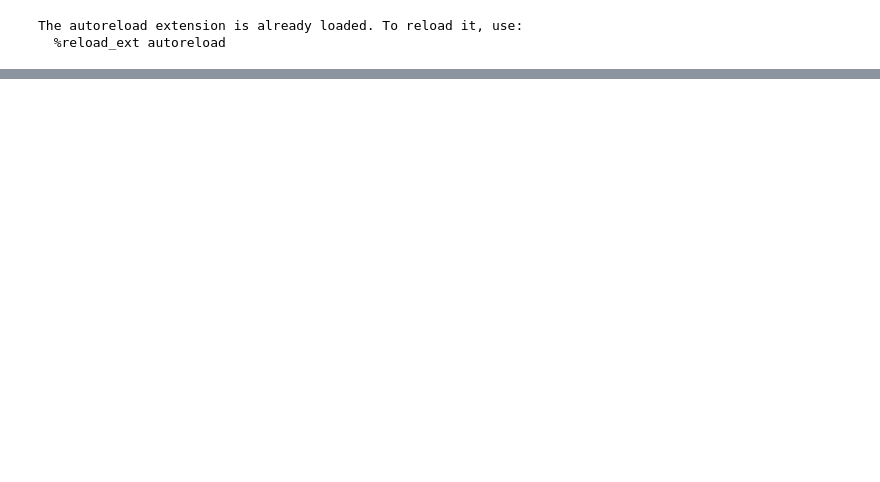
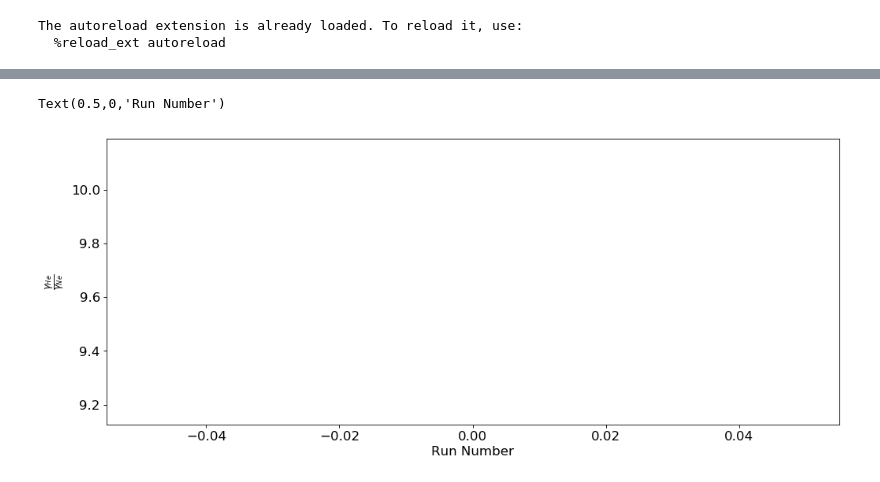
Before and after one commit to jeansom/pulsed_ffitter_current, a Jupyter notebook: pulsed_fitter_current.ipynb, the cells around one changed output, grey strips where cells are left out. Saved outputs shown, nothing was run; the diff lists cells and outputs as text; code cells hidden in the pictures; blank space fills up the shorter version.

```diff
--- a/pulsed_fitter_current.ipynb
+++ b/pulsed_fitter_current.ipynb
@@ -151,0 +198,7 @@ plt.errorbar( np.arange(len(phi2_arr)), phi2_arr, errtout_arr[:,5] )
+# %%
+plt.plot(r_arr)
+plt.ylabel("$\\frac{\\gamma_{He}}{\\gamma_{Ne}}$")
+plt.xlabel("Run Number")
+# %% [output]
+Text(0.5,0,'Run Number')
+[figure, added]
```
Also changed, not shown: parts of 14 cells of this notebook, 42 other files.
